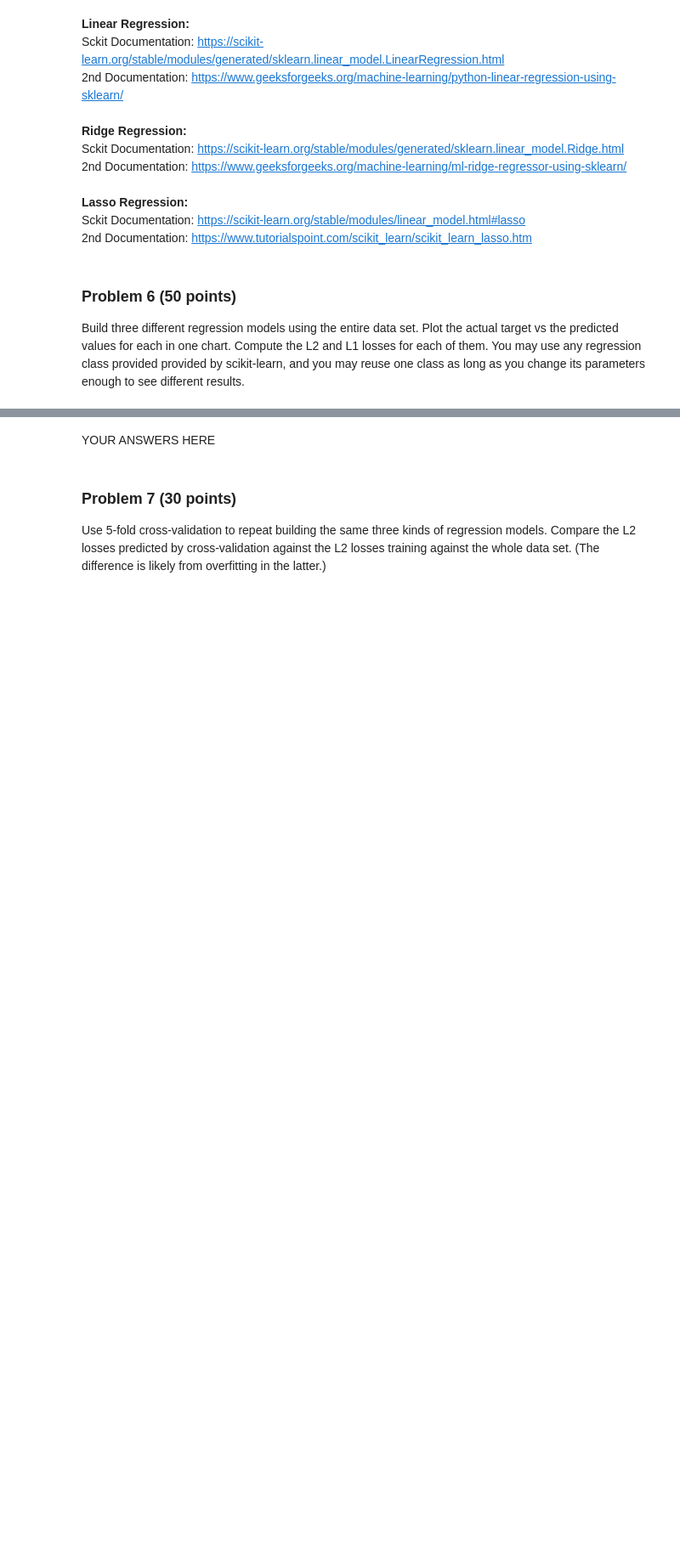
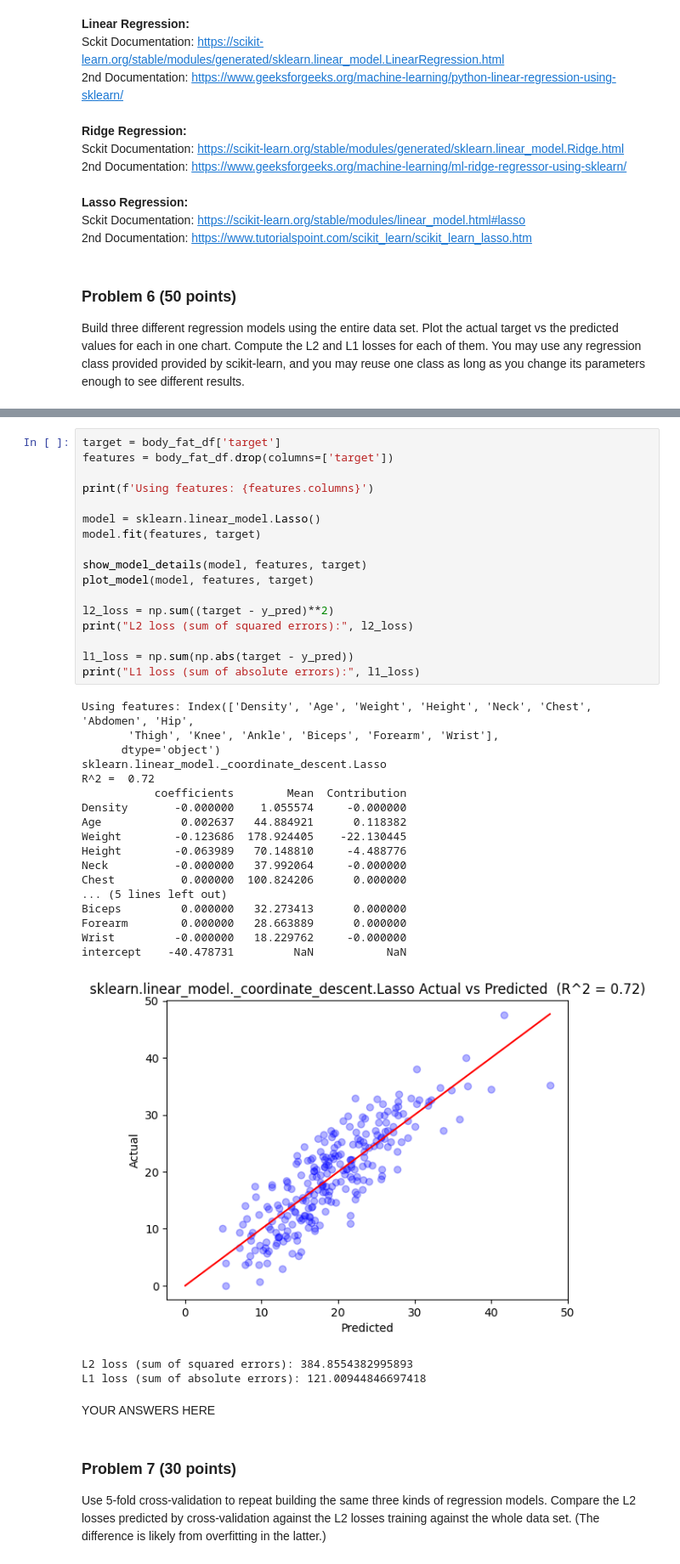
Before and after one commit to JonG-2025/dx602-final-project, a Jupyter notebook: project.ipynb, the cells around one changed output, grey strips where cells are left out. Shown at 85% size. Saved outputs shown, nothing was run; the diff lists cells and outputs as text; blank space fills up the shorter version.

```diff
--- a/project.ipynb
+++ b/project.ipynb
@@ -270,3 +375,41 @@ You may use any regression class provided provided by scikit-learn, and you may
+# %%
+target = body_fat_df['target']
+features = body_fat_df.drop(columns=['target'])
+
+print(f'Using features: {features.columns}')
+
+model = sklearn.linear_model.Lasso()
+model.fit(features, target)
+
+show_model_details(model, features, target)
+plot_model(model, features, target)
+
+l2_loss = np.sum((target - y_pred)**2)
+print("L2 loss (sum of squared errors):", l2_loss)
+
+l1_loss = np.sum(np.abs(target - y_pred))
+print("L1 loss (sum of absolute errors):", l1_loss)
+# %% [output]
+Using features: Index(['Density', 'Age', 'Weight', 'Height', 'Neck', 'Chest', 'Abdomen', 'Hip',
+       'Thigh', 'Knee', 'Ankle', 'Biceps', 'Forearm', 'Wrist'],
+      dtype='object')
+sklearn.linear_model._coordinate_descent.Lasso
+R^2 =  0.72
+           coefficients        Mean  Contribution
+Density       -0.000000    1.055574     -0.000000
+Age            0.002637   44.884921      0.118382
+Weight        -0.123686  178.924405    -22.130445
+Height        -0.063989   70.148810     -4.488776
+Neck          -0.000000   37.992064     -0.000000
+Chest          0.000000  100.824206      0.000000
+... (5 lines left out)
+Biceps         0.000000   32.273413      0.000000
+Forearm        0.000000   28.663889      0.000000
+Wrist         -0.000000   18.229762     -0.000000
+intercept    -40.478731         NaN           NaN
+[figure, added]
+L2 loss (sum of squared errors): 384.8554382995893
+L1 loss (sum of absolute errors): 121.00944846697418
 # %% [markdown]
 YOUR ANSWERS HERE
 # %% [markdown]
```
Also changed, not shown: parts of 5 cells of this notebook.
